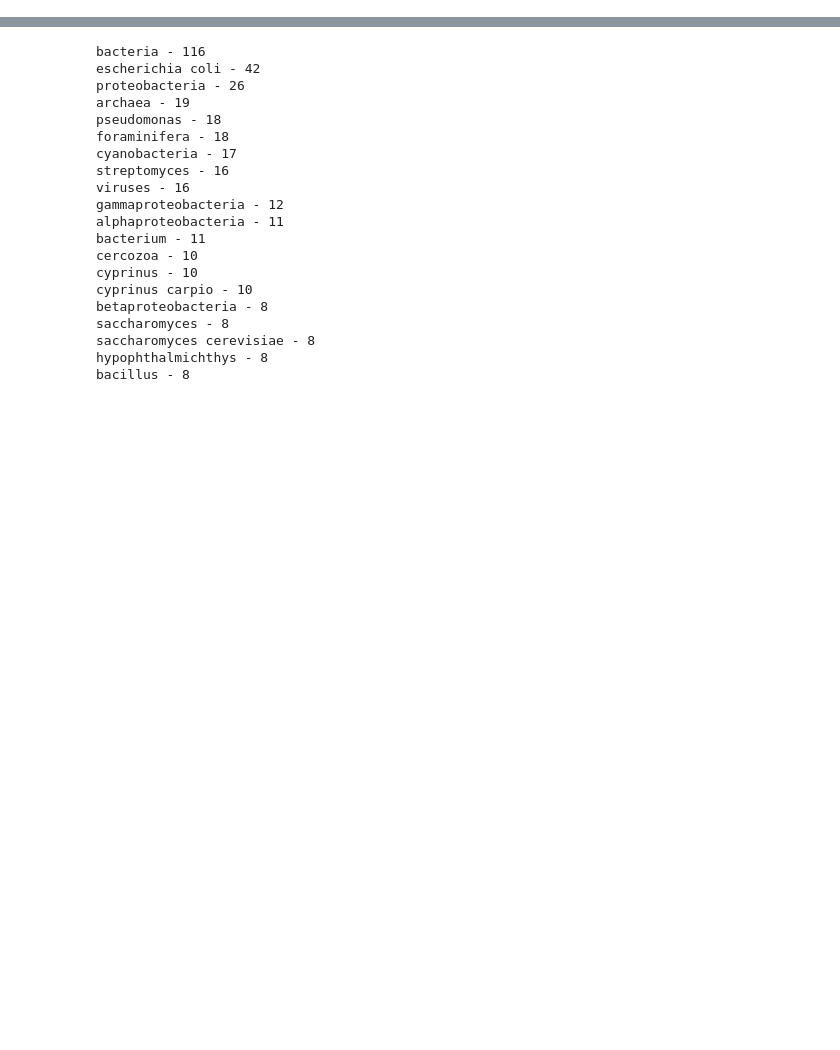
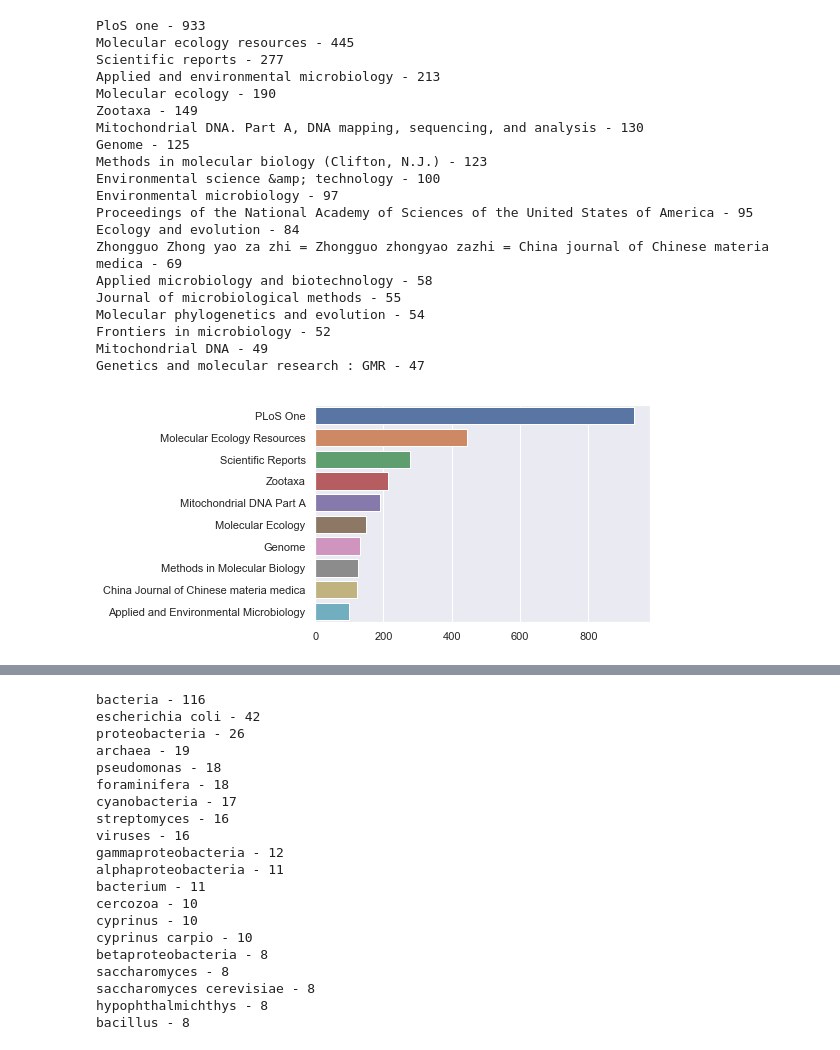
Before and after one commit to lucaspedroni/edna-lit-review, a Jupyter notebook: exploring_counts.ipynb, the cells around one changed output, grey strips where cells are left out. Cells and saved outputs as stored; diff of their text form; code cells hidden in the pictures; blank space fills up the shorter version.

```diff
--- a/exploring_counts.ipynb
+++ b/exploring_counts.ipynb
@@ -33 +141,55 @@ with open("mesh_data.tab", "r") as handle:
+# %%
+
+temp = barc_journals
+temp.extend(journals)
+curr_list = temp
+
+# articles indexed with "barcoding"
+curr_list = Counter(curr_list)
+sum_tot = sum([val for key, val in curr_list.items()])
+#curr_list = [[key, val / sum_tot] for key, val in curr_list.items()]
+curr_list = [[key, val] for key, val in curr_list.items()]
+curr_list = sorted(curr_list, key = lambda curr_list: curr_list[1], reverse=True)
+
+for item in curr_list[0:20]:
+    print(f"{item[0]} - {item[1]}")
+
+curr_list[0][0] = "PLoS One"
+curr_list[1][0] = "Molecular Ecology Resources"
+curr_list[2][0] = "Scientific Reports"
+curr_list[3][0] = "Zootaxa"
+curr_list[4][0] = "Mitochondrial DNA Part A"
+curr_list[5][0] = "Molecular Ecology"
+curr_list[6][0] = "Genome"
+curr_list[8][0] = "China Journal of Chinese materia medica"
+curr_list[7][0] = "Methods in Molecular Biology"
+curr_list[9][0] = "Applied and Environmental Microbiology"
+
+ax = sns.barplot(x=[item[1] for item in curr_list][0:10],
+                 y=[item[0] for item in curr_list[0:10]])
+
+fig = ax.get_figure()
+fig.savefig("journals_bar_barcodandedna.png", bbox_inches="tight", dpi=600)
+# %% [output]
+PloS one - 933
+Molecular ecology resources - 445
+Scientific reports - 277
+Applied and environmental microbiology - 213
+Molecular ecology - 190
+Zootaxa - 149
+Mitochondrial DNA. Part A, DNA mapping, sequencing, and analysis - 130
+Genome - 125
+Methods in molecular biology (Clifton, N.J.) - 123
+Environmental science &amp; technology - 100
+Environmental microbiology - 97
+Proceedings of the National Academy of Sciences of the United States of America - 95
+Ecology and evolution - 84
+Zhongguo Zhong yao za zhi = Zhongguo zhongyao zazhi = China journal of Chinese materia medica - 69
+Applied microbiology and biotechnology - 58
+Journal of microbiological methods - 55
+Molecular phylogenetics and evolution - 54
+Frontiers in microbiology - 52
+Mitochondrial DNA - 49
+Genetics and molecular research : GMR - 47
+[figure, added]
 # %%
```
Also changed, not shown: parts of 15 cells of this notebook, 1 other file.
